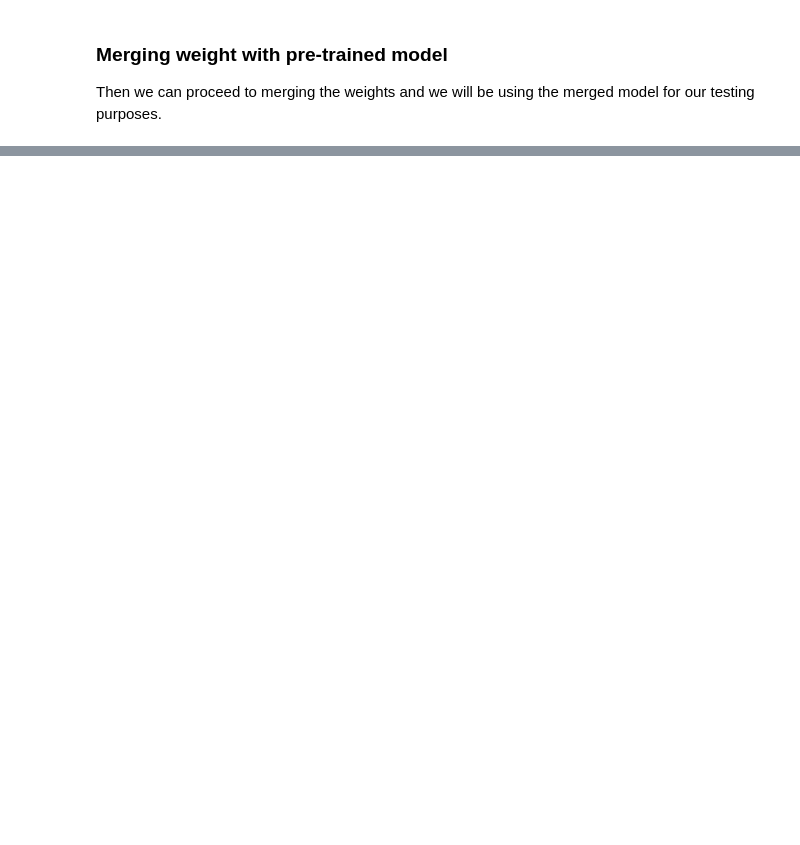
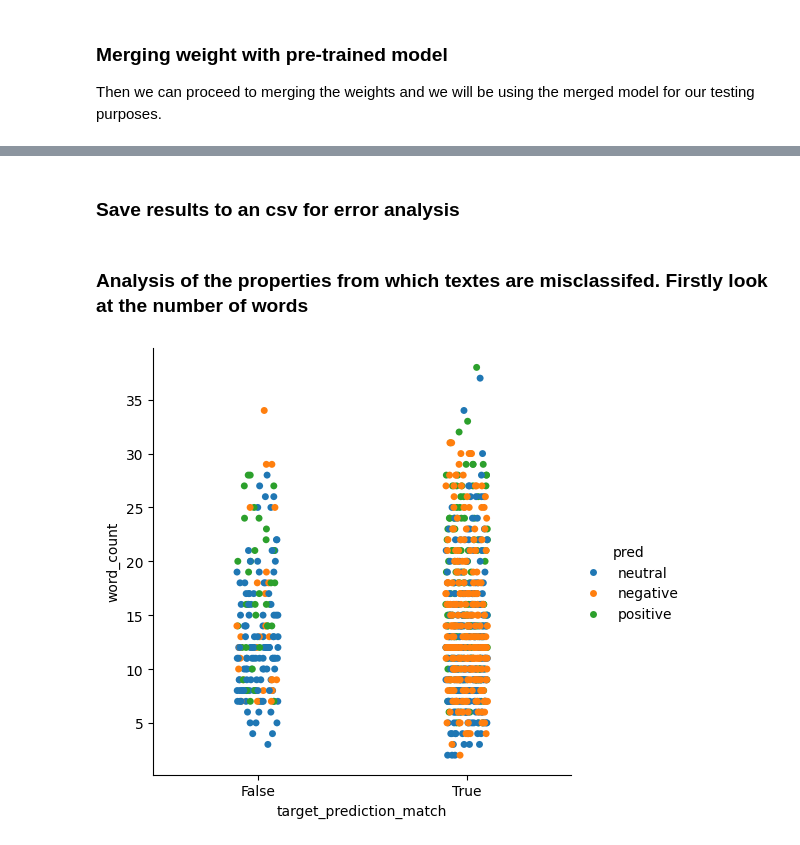
Before and after one commit to vinhnxuan/fin-news-classification, a Jupyter notebook: src/scripts/finetune_llama2.ipynb, the cells around one changed output, grey strips where cells are left out. Drawn from its saved outputs; the diff is of its cells as text; code cells hidden in the pictures; blank space fills up the shorter version.

```diff
--- a/src/scripts/finetune_llama2.ipynb
+++ b/src/scripts/finetune_llama2.ipynb
@@ -205,17 +219,28 @@ X_test
+# %% [markdown]
+### Save results to an csv for error analysis
 # %%
 X_test.to_csv("x_test_with_result.csv")
+# %% [markdown]
+### Analysis of the properties from which textes are misclassifed. Firstly look at the number of words
 # %%
 churn_map = {'negative': 0, 'neutral': 1, 'none':1, 'positive': 2}
 error_analysis_data = X_test.copy()
 predictions = X_test["pred"]
 y_test = X_test["sentiment"]
 error_analysis_data['prediction'] = list(map(churn_map.get, predictions))
 error_analysis_data['target'] = list(map(churn_map.get, y_test))
 
 error_analysis_data['target_prediction_match'] = error_analysis_data['target'].eq(error_analysis_data['prediction'])
 
-categorical_predictors = list(set(categorical_columns).intersection(set(error_analysis_data.columns)))
-for categorical_predictor in categorical_predictors:
-    print(error_analysis_data.groupby(categorical_predictor)['target_prediction_match'].mean().reset_index().to_string())
-    sns.catplot(data=error_analysis_data, x=categorical_predictor, y="target_probability_diff", kind="box")
-    plt.show()
+from nltk.tokenize import TweetTokenizer
+tokenizer = TweetTokenizer(preserve_case=False, strip_handles=True,
+                               reduce_len=True)
+
+error_analysis_data['word_count'] = X_test["text"].apply(lambda x: len(tokenizer.tokenize(x)) )
+
+error_analysis_data
+import seaborn as sns
+g = sns.catplot(x="target_prediction_match", y="word_count", hue = "pred",
+                data=error_analysis_data)
+# %% [output]
+[figure, added]
```
Also changed, not shown: parts of 6 cells of this notebook, 6 other files.
